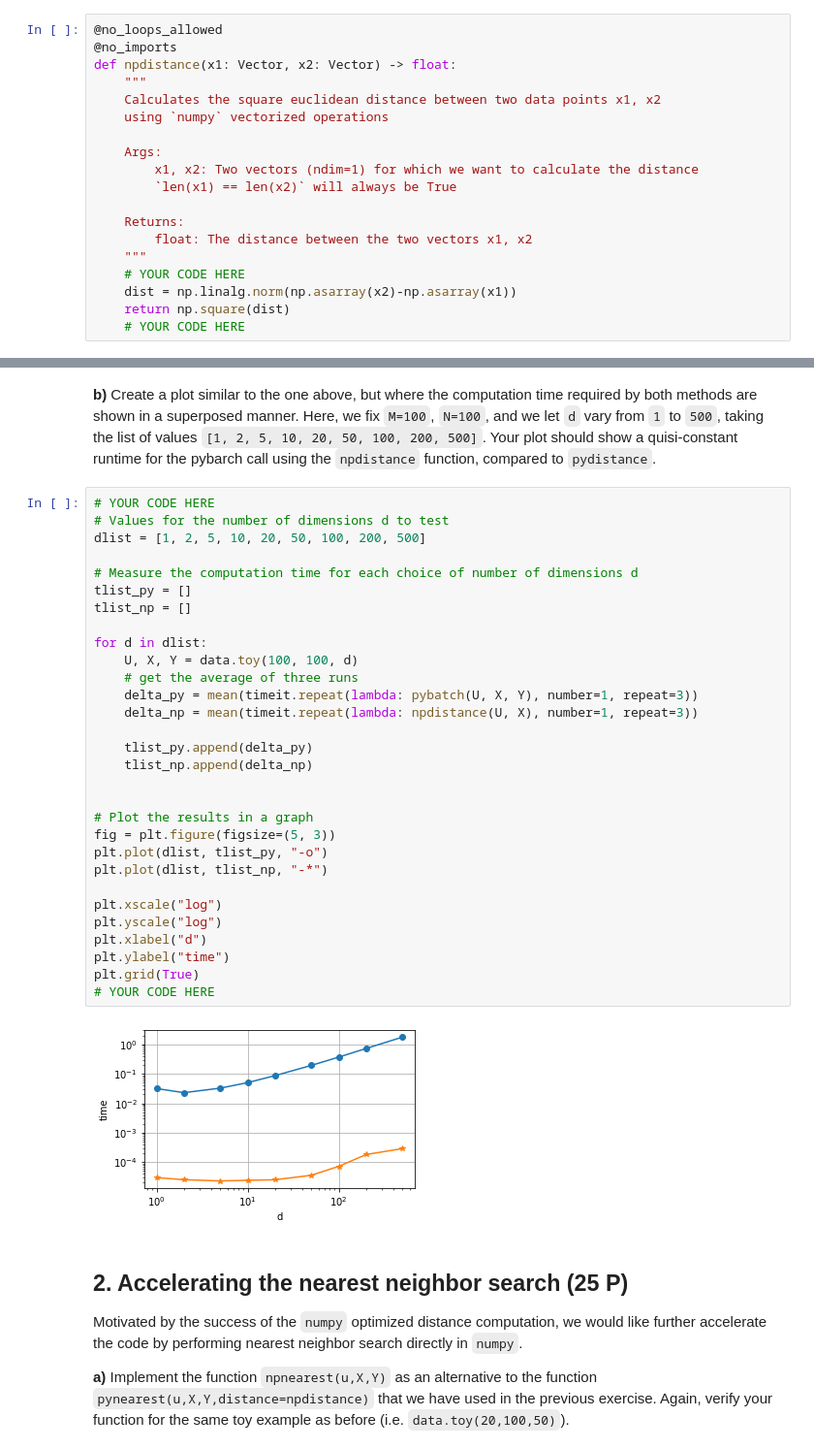
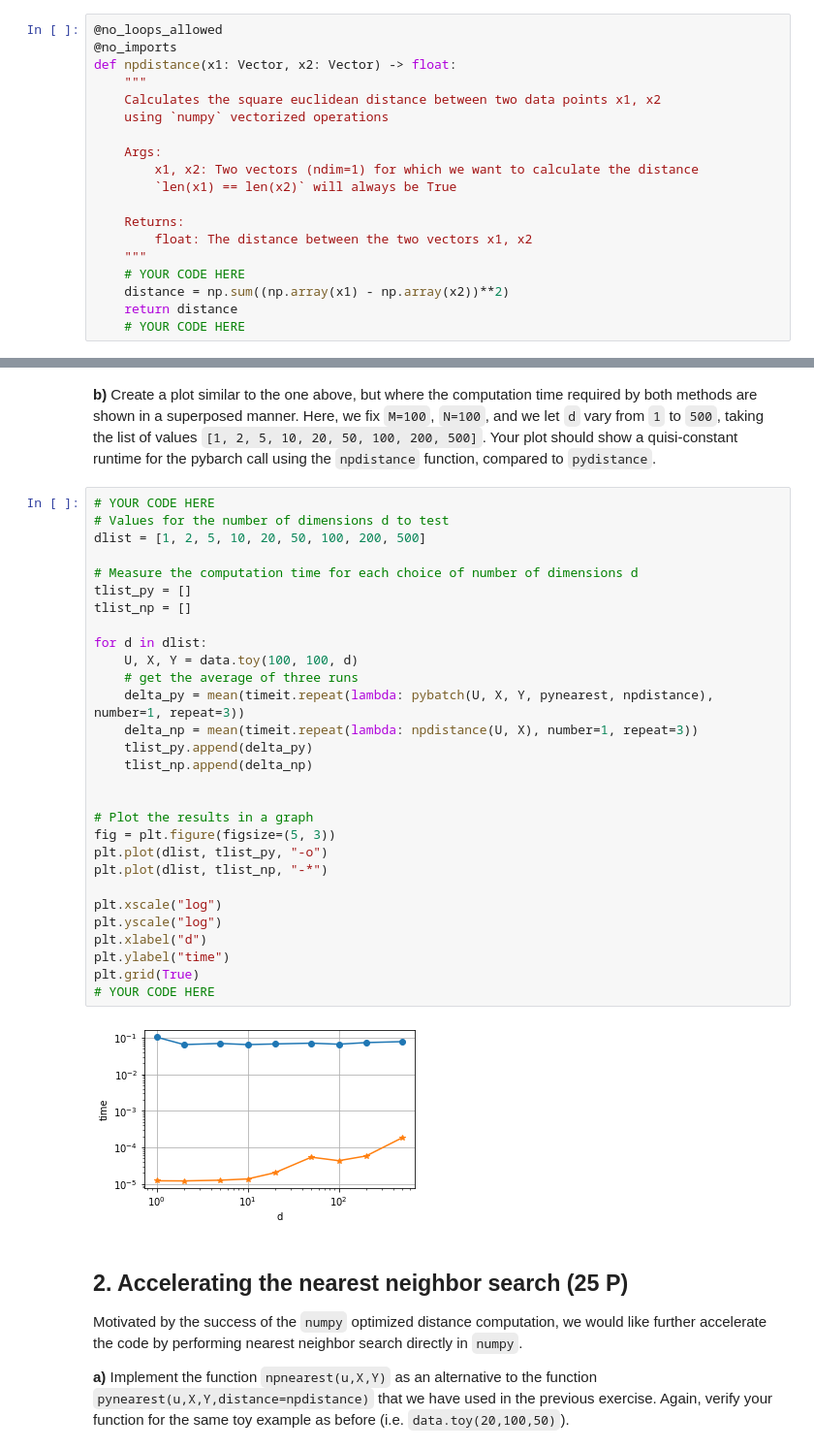
Before and after one commit to Daknous/PyML, a Jupyter notebook: Exercise Sheet 2/sheet2.ipynb, the cells around one changed output, grey strips where cells are left out. Shown: that part at 97% size. Cells and saved outputs as stored; diff of their text form.

```diff
--- a/Exercise Sheet 2/sheet2.ipynb
+++ b/Exercise Sheet 2/sheet2.ipynb
@@ -336,8 +336,8 @@ def npdistance(x1: Vector, x2: Vector) -> float:
         float: The distance between the two vectors x1, x2
     """
     # YOUR CODE HERE
-    dist = np.linalg.norm(np.asarray(x2)-np.asarray(x1))
-    return np.square(dist)
+    distance = np.sum((np.array(x1) - np.array(x2))**2)
+    return distance
     # YOUR CODE HERE
 # %%
 # Verify your function
@@ -384,35 +384,34 @@ w_np_dist  --> [1, 1, 1, 0, 0, 1, 0, 1, 1, 0, 1, 1, 1, 0, 1, 0, 1, 1, 1, 0]
 # %%
 # YOUR CODE HERE
 # Values for the number of dimensions d to test
 dlist = [1, 2, 5, 10, 20, 50, 100, 200, 500]
 
 # Measure the computation time for each choice of number of dimensions d
 tlist_py = []
 tlist_np = []
 
 for d in dlist:
     U, X, Y = data.toy(100, 100, d)
     # get the average of three runs
-    delta_py = mean(timeit.repeat(lambda: pybatch(U, X, Y), number=1, repeat=3))
+    delta_py = mean(timeit.repeat(lambda: pybatch(U, X, Y, pynearest, npdistance), number=1, repeat=3))
     delta_np = mean(timeit.repeat(lambda: npdistance(U, X), number=1, repeat=3))
-
     tlist_py.append(delta_py)
     tlist_np.append(delta_np)
 
 
 # Plot the results in a graph
 fig = plt.figure(figsize=(5, 3))
 plt.plot(dlist, tlist_py, "-o")
 plt.plot(dlist, tlist_np, "-*")
 
 plt.xscale("log")
 plt.yscale("log")
 plt.xlabel("d")
 plt.ylabel("time")
 plt.grid(True)
 # YOUR CODE HERE
 # %% [output]
-[figure, old version]
+[figure, new version]
 # %% [markdown]
 ## 2. Accelerating the nearest neighbor search (25 P)
 
```
Also changed, not shown: parts of 11 cells of this notebook.
